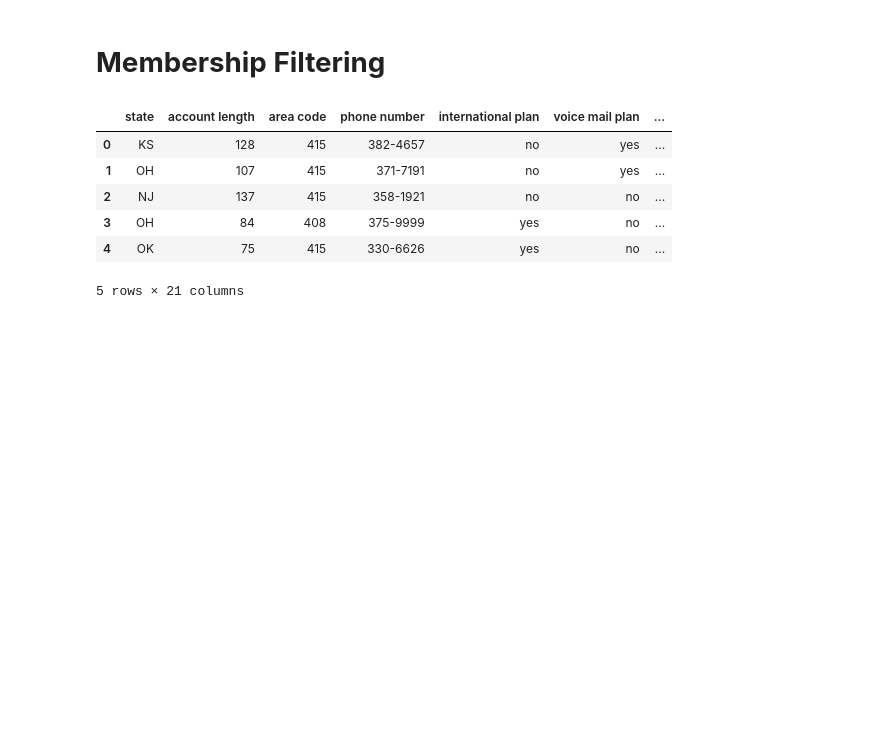
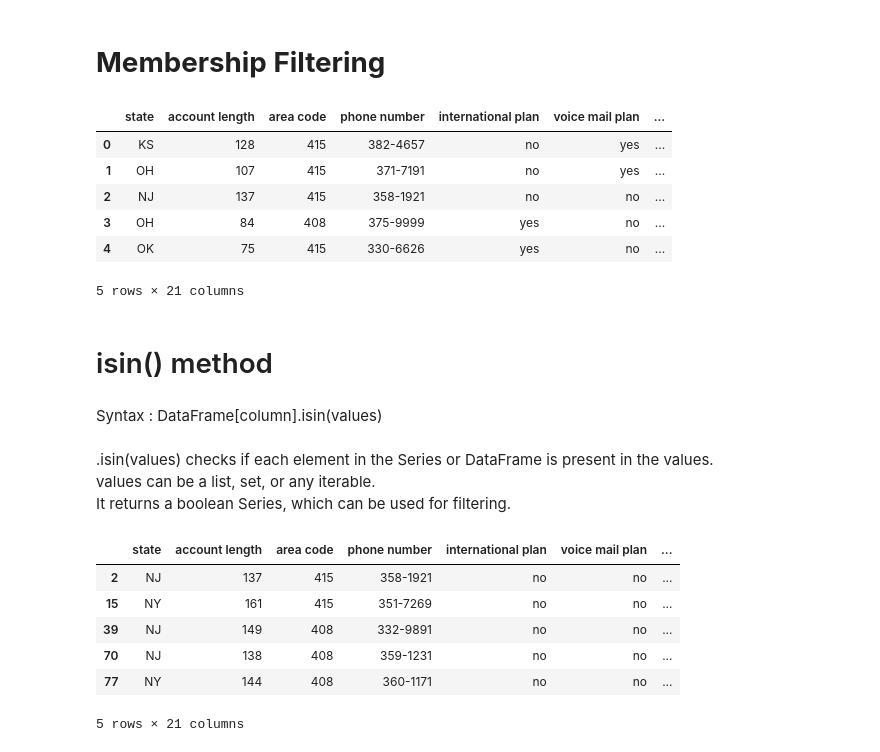
Before and after one commit to yuvii0125/Pandas, a Jupyter notebook: Select , Create and Filtering/membership_filtering.ipynb, the cells around one changed output. Saved outputs shown, nothing was run; the diff lists cells and outputs as text; code cells hidden in the pictures; blank space fills up the shorter version.

```diff
--- a/Select , Create and Filtering/membership_filtering.ipynb
+++ b/Select , Create and Filtering/membership_filtering.ipynb
@@ -14,3 +14,22 @@ df.head()
 | 3 | OH | 84 | 408 | 375-9999 | yes | no | ... |
 | 4 | OK | 75 | 415 | 330-6626 | yes | no | ... |
 5 rows × 21 columns
+# %% [markdown]
+# isin() method
+# %% [markdown]
+Syntax : DataFrame[column].isin(values)
+# %% [markdown]
+.isin(values) checks if each element in the Series or DataFrame is present in the values.  <br />
+values can be a list, set, or any iterable. <br />
+It returns a boolean Series, which can be used for filtering. <br />
+# %%
+filter = df.state.isin(['NY', 'NJ'])
+df[filter].head()
+# %% [output]
+|  | state | account length | area code | phone number | international plan | voice mail plan | ... |
+| 2 | NJ | 137 | 415 | 358-1921 | no | no | ... |
+| 15 | NY | 161 | 415 | 351-7269 | no | no | ... |
+| 39 | NJ | 149 | 408 | 332-9891 | no | no | ... |
+| 70 | NJ | 138 | 408 | 359-1231 | no | no | ... |
+| 77 | NY | 144 | 408 | 360-1171 | no | no | ... |
+5 rows × 21 columns
```
Also changed, not shown: parts of 27 cells of this notebook, 3 other files.
